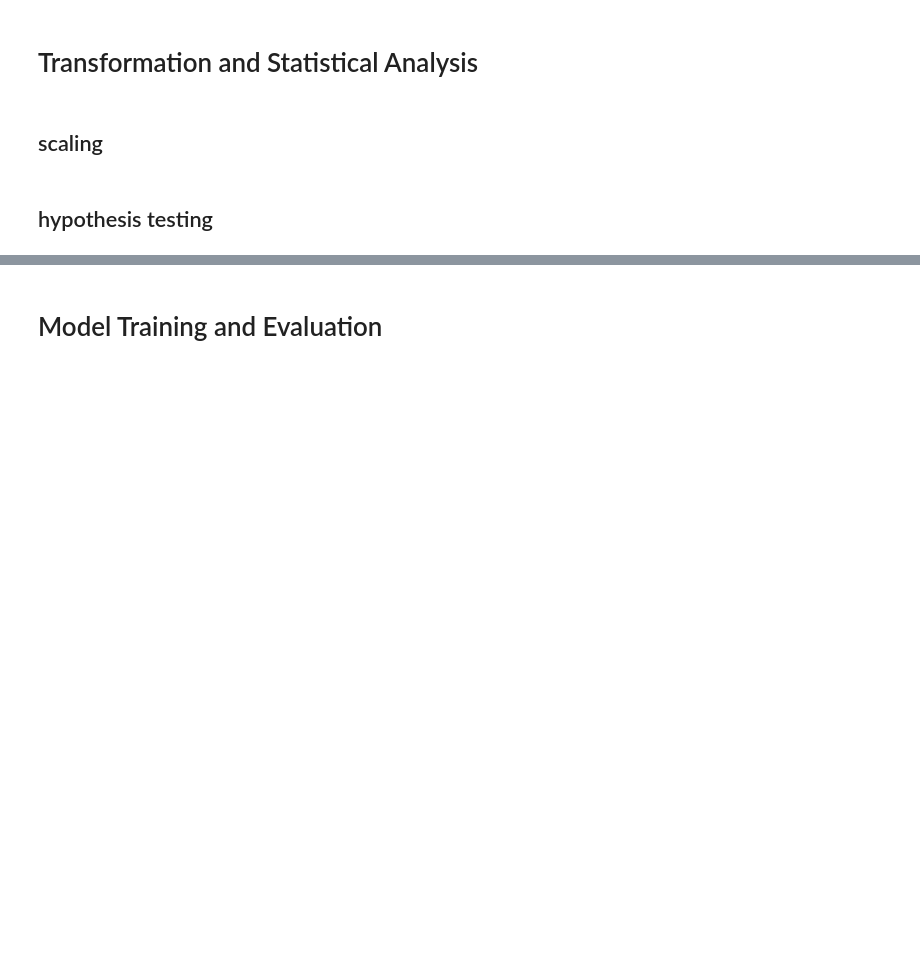
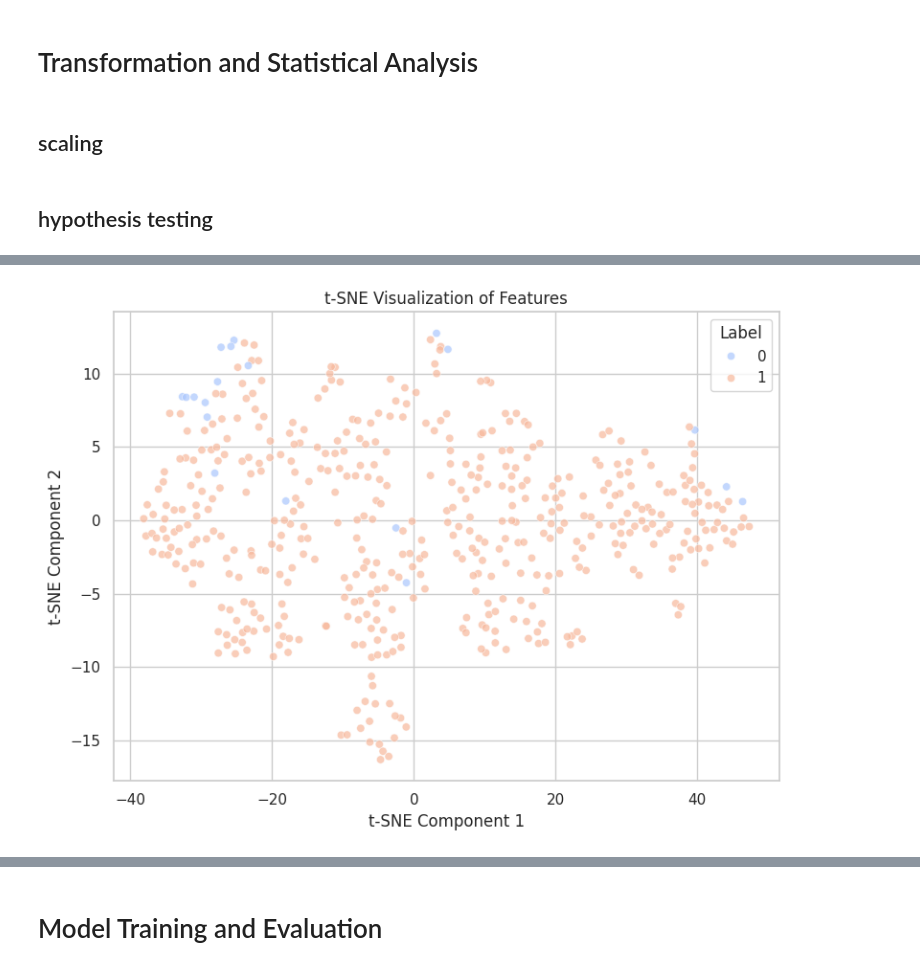
Before and after one commit to Room1097/ECG_Feature_Analysis_DAV_Project, a Jupyter notebook: DAV_ML_Implementation.ipynb, the cells around one changed output, grey strips where cells are left out. Cells and saved outputs as stored; diff of their text form; code cells hidden in the pictures; blank space fills up the shorter version.

Commit message:
updated hypothesis testing and added knn

```diff
--- a/DAV_ML_Implementation.ipynb
+++ b/DAV_ML_Implementation.ipynb
@@ -219,0 +244,20 @@ hypo_df
+# %%
+results_df, tsne_df = perform_hypothesis_tests(X_features, y, top_n=15)
+
+if tsne_df is not None:
+    plt.figure(figsize=(8, 6))
+    sns.scatterplot(
+        x='TSNE_1', y='TSNE_2',
+        hue='label',
+        palette='coolwarm',
+        data=tsne_df,
+        alpha=0.7
+    )
+    plt.title("t-SNE Visualization of Features")
+    plt.xlabel("t-SNE Component 1")
+    plt.ylabel("t-SNE Component 2")
+    plt.legend(title='Label')
+    plt.tight_layout()
+    plt.show()
+# %% [output]
+[figure, added]
```
Also changed, not shown: parts of 20 cells of this notebook.
